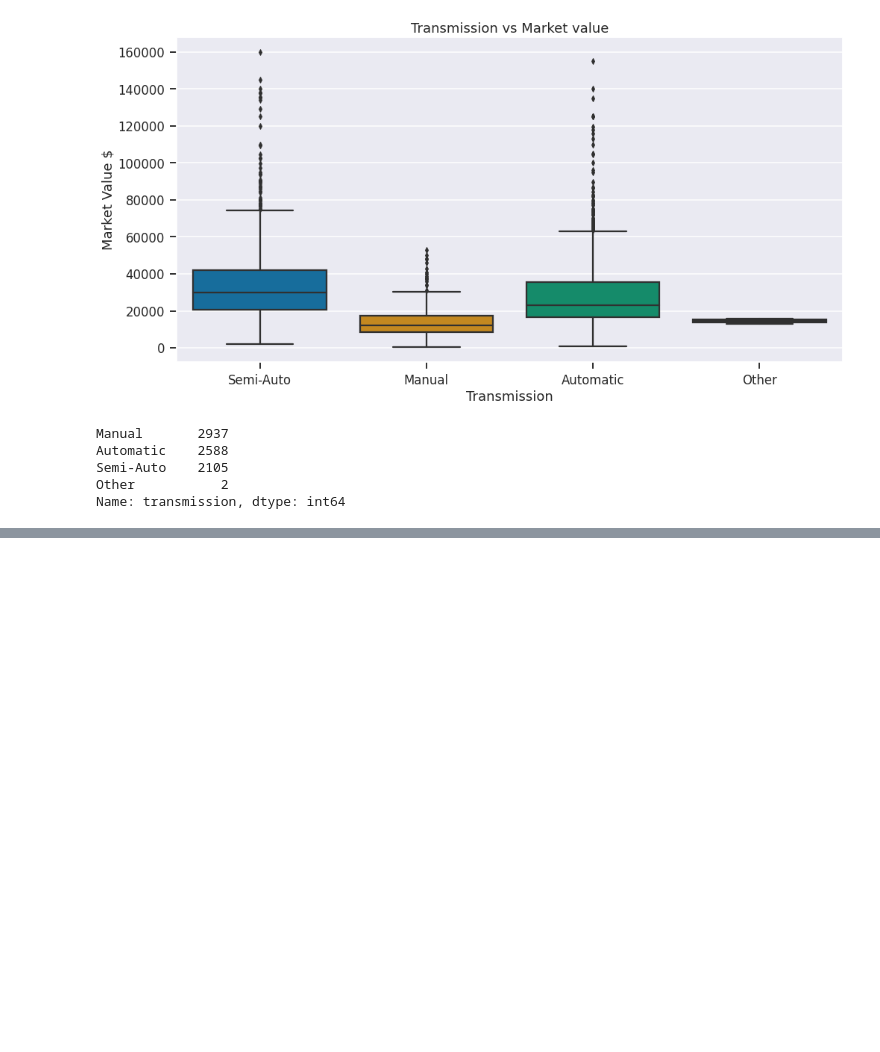
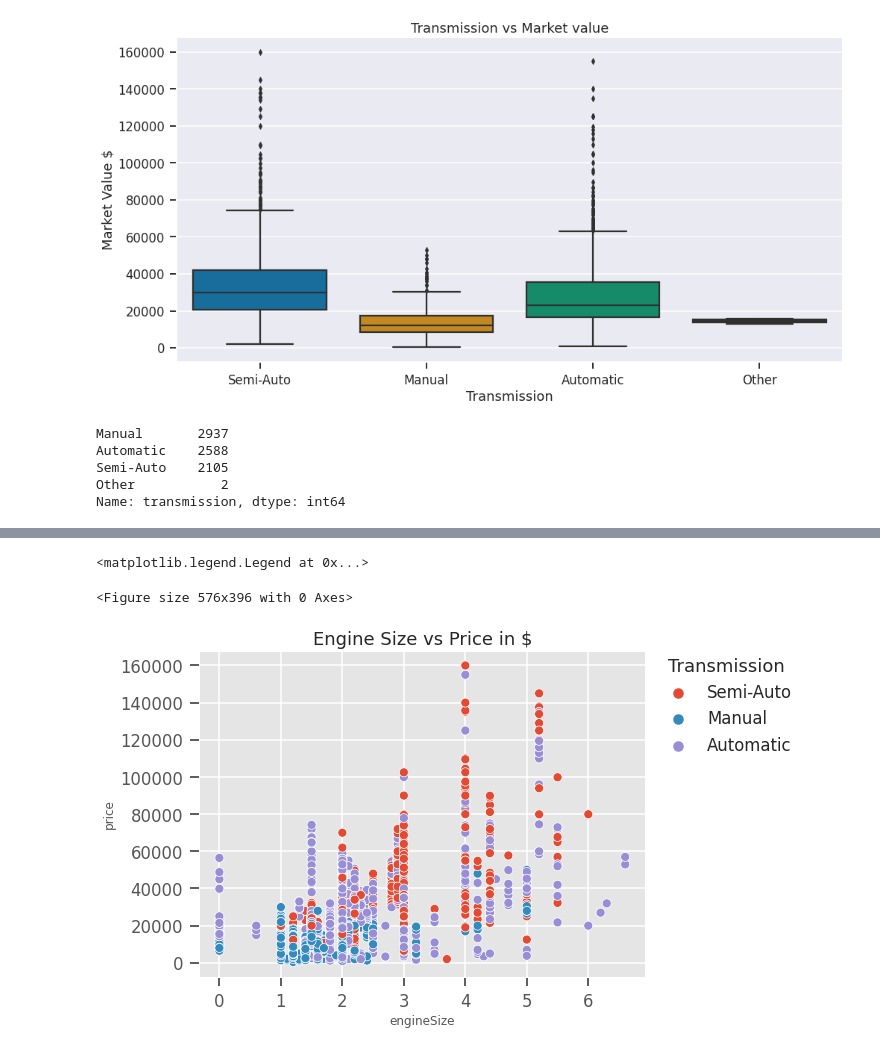
Before and after one commit to grandff/sample-keras, a Jupyter notebook: Car Price Predict for tensorflow js.ipynb, the cells around one changed output, grey strips where cells are left out. Drawn from its saved outputs; the diff is of its cells as text; code cells hidden in the pictures; blank space fills up the shorter version.

```diff
--- a/Car Price Predict for tensorflow js.ipynb
+++ b/Car Price Predict for tensorflow js.ipynb
@@ -200,0 +241,13 @@ Name: transmission, dtype: int64
+# %%
+# 엔진 사이즈, transmission이 미치는 영향
+plt.tight_layout()
+plt.style.use('ggplot')
+fig, ax = plt.subplots(figsize = (8, 6))
+sns.set_context('talk')
+plt.title('Engine Size vs Price in $')
+sns.scatterplot(x="engineSize", y="price", hue="transmission", data=df)
+plt.legend(bbox_to_anchor=(1.02, 1), loc='upper left', borderaxespad=0, title='Transmission')
+# %% [output]
+<matplotlib.legend.Legend at 0x...>
+<Figure size 576x396 with 0 Axes>
+[figure, added]
```
Also changed, not shown: parts of 18 cells of this notebook.
